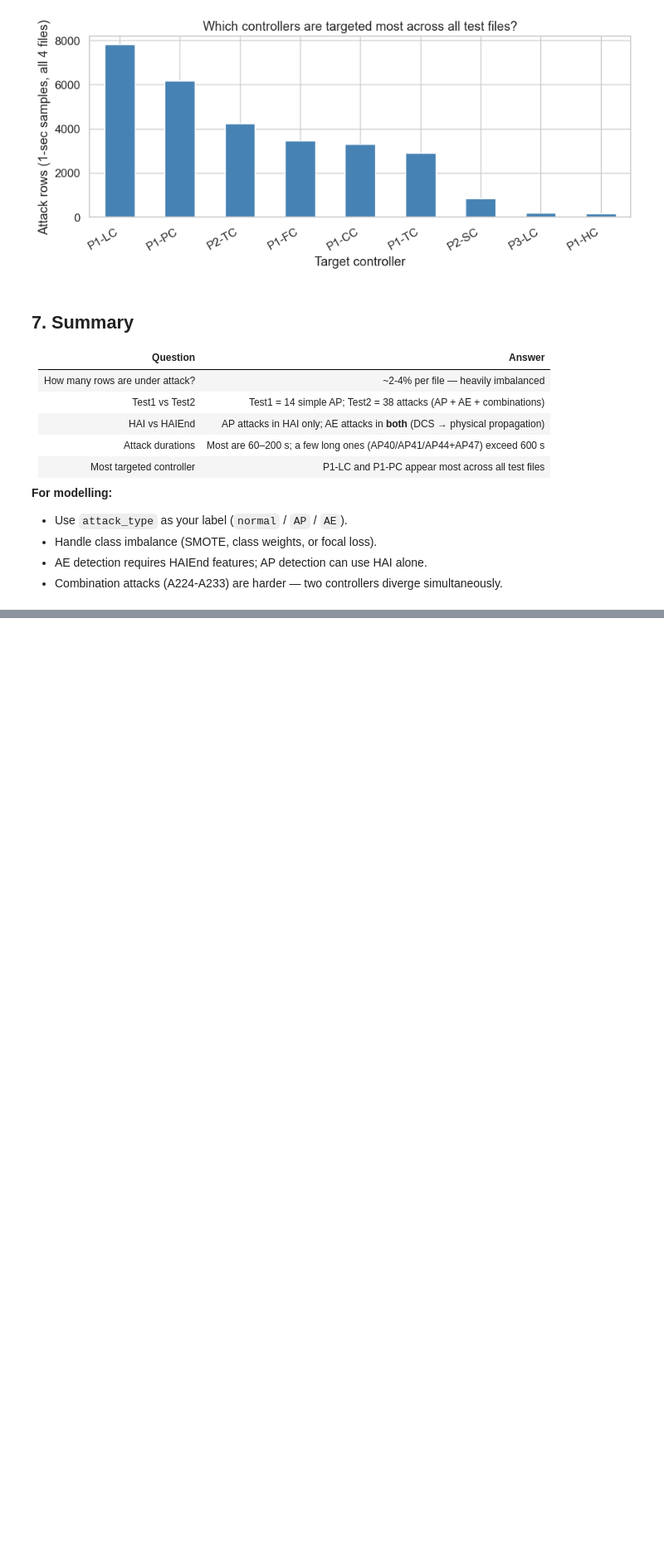
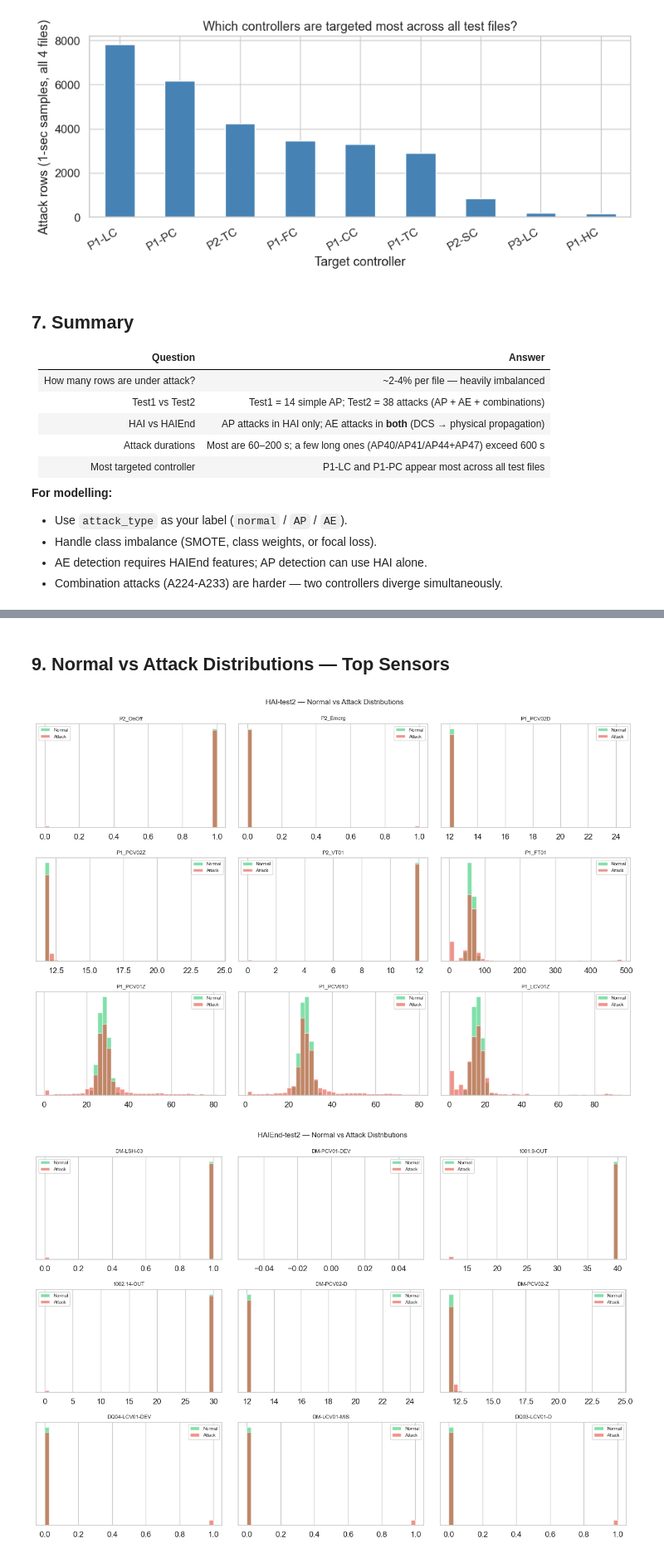
Before and after one commit to hayooka/hai-digital-twin, a Jupyter notebook: notebooks/attack_label_analysis.ipynb, the cells around one changed output, grey strips where cells are left out. Shown at 83% size. Cells and saved outputs as stored; diff of their text form; code cells hidden in the pictures; blank space fills up the shorter version.

```diff
--- a/notebooks/attack_label_analysis.ipynb
+++ b/notebooks/attack_label_analysis.ipynb
@@ -354,0 +394,30 @@ plt.show()
+# %% [markdown]
+## 9. Normal vs Attack Distributions — Top Sensors
+# %%
+import numpy as np
+
+def plot_distributions(df, top_sensors, title_prefix):
+    normal = df[df["attack_type"] == "normal"]
+    attack = df[df["attack_type"] != "normal"]
+    cols = top_sensors.index[:9].tolist()
+    fig, axes = plt.subplots(3, 3, figsize=(13, 9))
+    for ax, col in zip(axes.flat, cols):
+        n_vals = normal[col].dropna()
+        a_vals = attack[col].dropna()
+        lo = min(n_vals.quantile(0.01), a_vals.quantile(0.01))
+        hi = max(n_vals.quantile(0.99), a_vals.quantile(0.99))
+        bins = np.linspace(lo, hi, 40)
+        ax.hist(n_vals, bins=bins, alpha=0.6, color="#2ecc71", density=True, label="Normal")
+        ax.hist(a_vals, bins=bins, alpha=0.6, color="#e74c3c", density=True, label="Attack")
+        ax.set_title(col, fontsize=8)
+        ax.legend(fontsize=7)
+        ax.set_yticks([])
+    plt.suptitle(f"{title_prefix} — Normal vs Attack Distributions", fontsize=11)
+    plt.tight_layout()
+    plt.show()
+
+plot_distributions(hai2, top_hai, "HAI-test2")
+plot_distributions(end2, top_end, "HAIEnd-test2")
+# %% [output]
+[figure, added]
+[figure, added]
```
Also changed, not shown: parts of 7 cells of this notebook, 23 other files.
